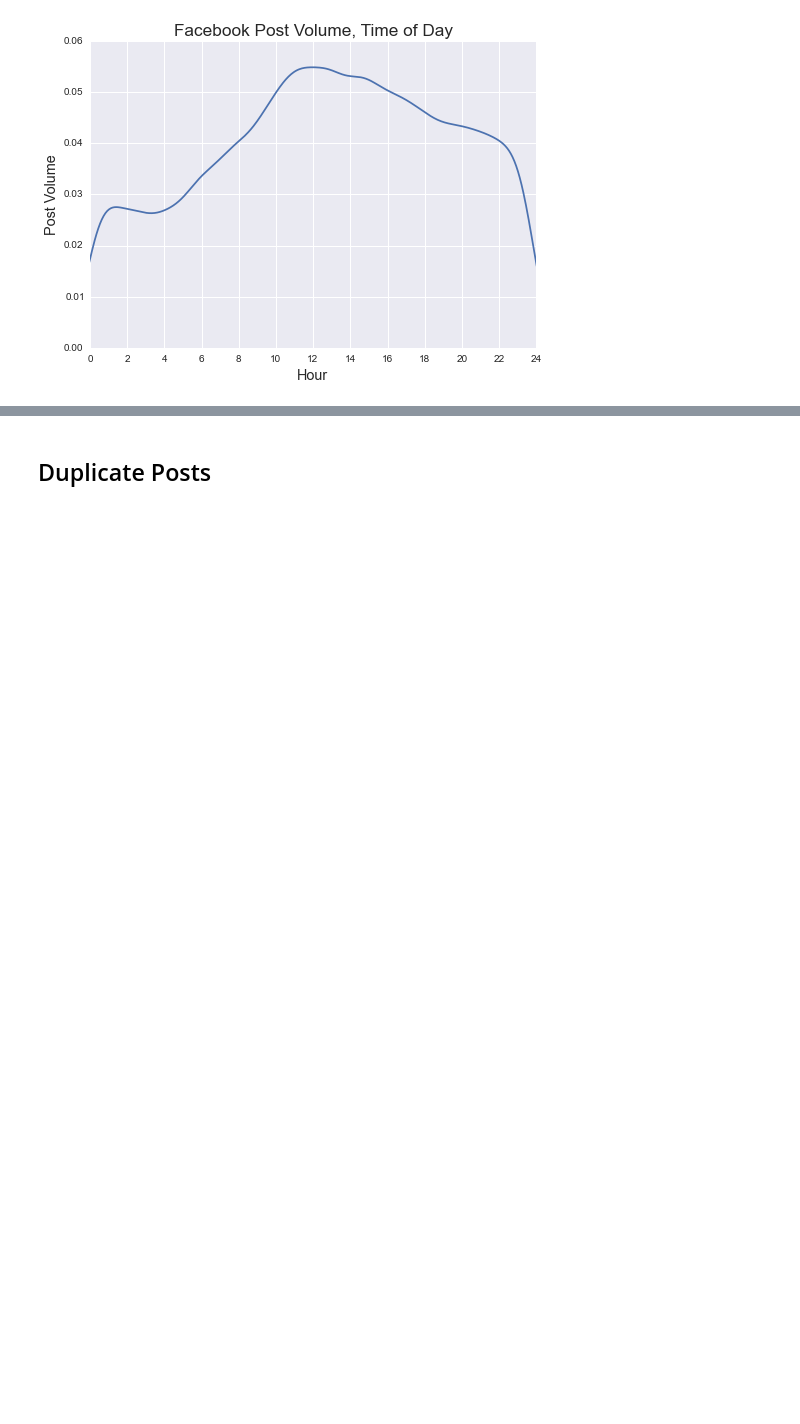
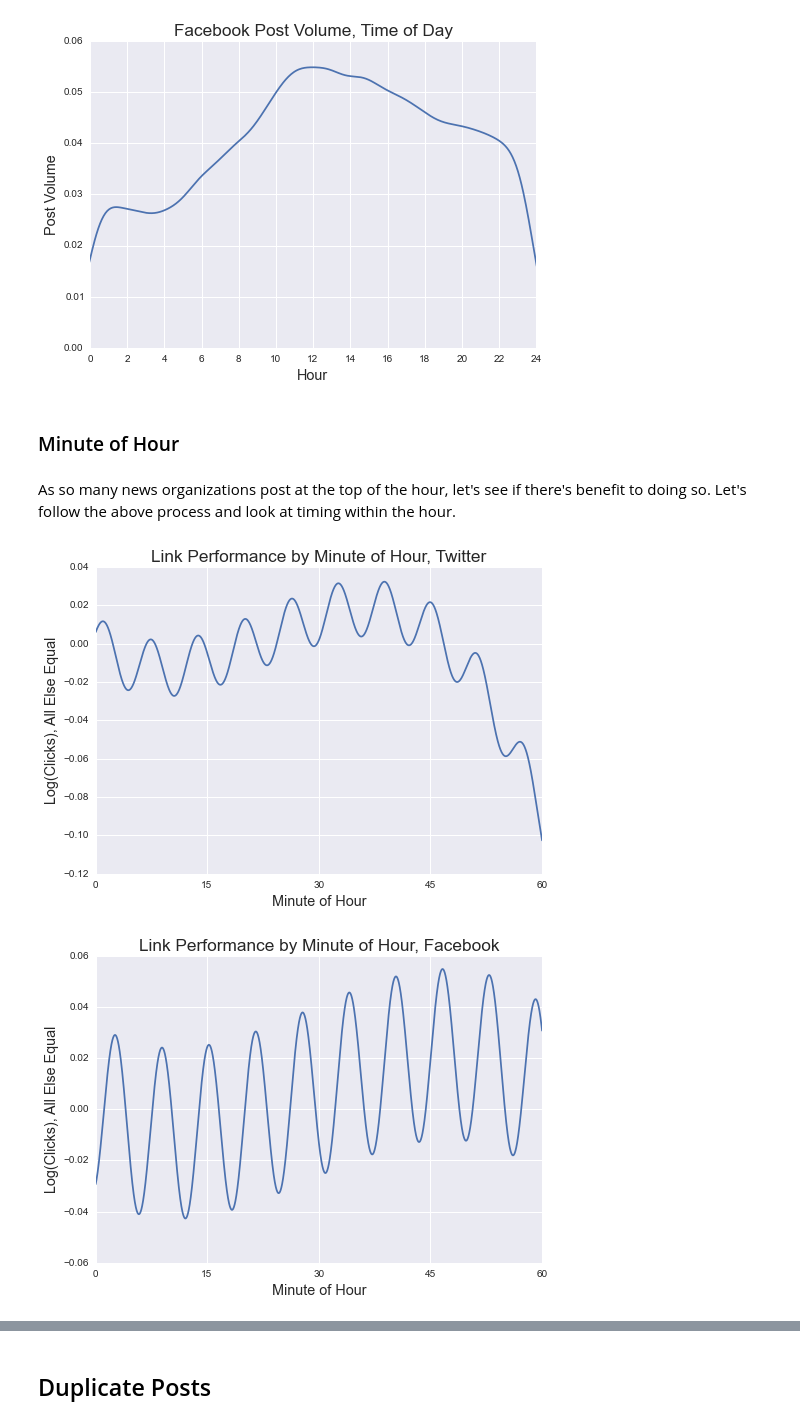
Before and after one commit to micahlanier/social-news, a Jupyter notebook: src/exploration/timeExploration.ipynb, the cells around one changed output, grey strips where cells are left out. Cells and saved outputs as stored; diff of their text form; code cells hidden in the pictures; blank space fills up the shorter version.

Commit message:
Additional time exploration, outline of repost analysis

```diff
--- a/src/exploration/timeExploration.ipynb
+++ b/src/exploration/timeExploration.ipynb
@@ -300,3 +300,39 @@ plt.show()
 # %% [output]
 [figure]
 [figure]
+# %% [markdown]
+### Minute of Hour
+# %% [markdown]
+As so many news organizations post at the top of the hour, let's see if there's benefit to doing so. Let's follow the above process and look at timing within the hour.
+# %%
+# Generate time increments.
+timeIncrements = np.arange(0.0,60.0,0.0005)
+
+# Store coefficients.
+twMinuteCoefficients = lm_clicks_tw.coef_[5:10]
+fbMinuteCoefficients = lm_clicks_fb.coef_[5:10]
+
+# Calculate log outcomes.
+twTimeLogOutcomes = timeIncrements*twMinuteCoefficients[0] + np.sin(timeIncrements)*twMinuteCoefficients[1] + np.cos(timeIncrements)*twMinuteCoefficients[2] + np.power(timeIncrements,2)*twMinuteCoefficients[3] + np.power(timeIncrements,3)*twMinuteCoefficients[4]
+fbTimeLogOutcomes = timeIncrements*fbMinuteCoefficients[0] + np.sin(timeIncrements)*fbMinuteCoefficients[1] + np.cos(timeIncrements)*fbMinuteCoefficients[2] + np.power(timeIncrements,2)*fbMinuteCoefficients[3] + np.power(timeIncrements,3)*fbMinuteCoefficients[4]
+
+# Plot for Twitter.
+plt.plot(timeIncrements,twTimeLogOutcomes)
+plt.title('Link Performance by Minute of Hour, Twitter',size='xx-large')
+plt.xlabel('Minute of Hour',size='x-large')
+plt.ylabel('Log(Clicks), All Else Equal',size='x-large')
+plt.xlim((0,timeIncrements.max()))
+plt.xticks(range(0,61,15))
+plt.show()
+
+# Plot for Facebook.
+plt.plot(timeIncrements,fbTimeLogOutcomes)
+plt.title('Link Performance by Minute of Hour, Facebook',size='xx-large')
+plt.xlabel('Minute of Hour',size='x-large')
+plt.ylabel('Log(Clicks), All Else Equal',size='x-large')
+plt.xlim((0,timeIncrements.max()))
+plt.xticks(range(0,61,15))
+plt.show()
+# %% [output]
+[figure, added]
+[figure, added]
```
Also changed, not shown: parts of 6 cells of this notebook.
